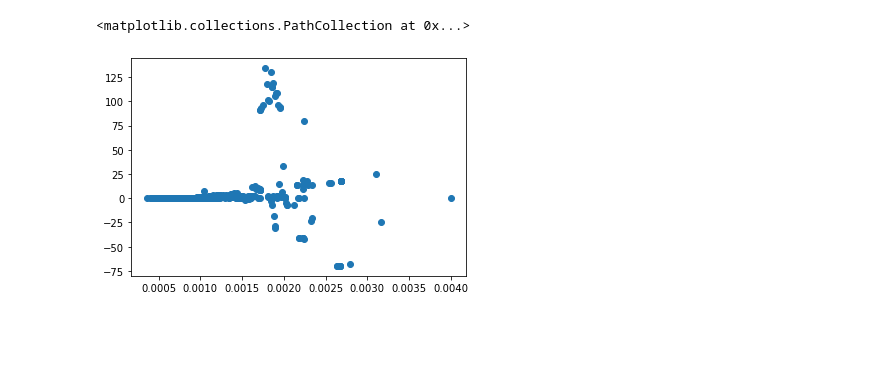
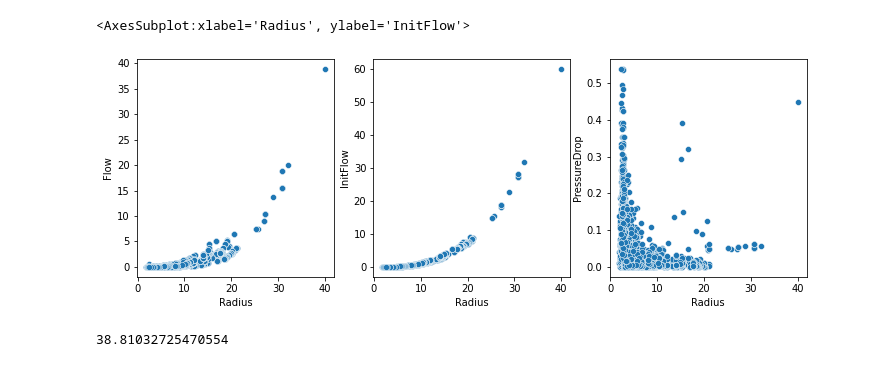
Before and after one commit to remihndz/Virtual-Angiogenesis, a Jupyter notebook: Post-Processing/Creating-Arterio-Venous-Trees/Creating arterio-venous trees.ipynb, the cells around one changed output. Drawn from its saved outputs; the diff is of its cells as text; code cells hidden in the pictures; blank space fills up the shorter version.

Commit message:
Working solver. Need to work on connecting the capillaries to form a single tree.

```diff
--- a/Post-Processing/Creating-Arterio-Venous-Trees/Creating arterio-venous trees.ipynb
+++ b/Post-Processing/Creating-Arterio-Venous-Trees/Creating arterio-venous trees.ipynb
@@ -6,7 +6,7 @@ import seaborn as sns
 import sys
 from scipy.linalg import solve
 # %%
-CCOFile = 'Tree.cco'
+CCOFile = 'stage_2.cco'
 # %%
 def Viscosity(d, hd=0.45):
     mu045 = 220*np.exp(-1.3*d) + 3.2 - 2.44*np.exp(-0.06*d*0.645)
@@ -38,9 +38,9 @@ def ReadCCO(CCOFile):
                 DistalNodes[int(row[0])] = nodeName
 
                 SegmentsData.append([int(row[0]),
-                                     np.array([float(x) for x in row[1:4]]),
-                                     np.array([float(x) for x in row[4:7]]),
-                                     float(row[12]),
+                                     np.array([float(x) for x in row[1:4]])*1e4,
+                                     np.array([float(x) for x in row[4:7]])*1e4,
+                                     float(row[12])*1e4,
                                      float(row[13]),
                                      nodeName,
                                      int(row[-1])]) # Id, xProx, xDist, radius, initial flow, distalNode, stage
@@ -94,6 +94,7 @@ def ReadCCO(CCOFile):
         df.at[SegmentId, 'SegName'] = SegmentName
         if df.at[SegmentId, 'Inlet']:
             D[proxNode, proxNode] = 1
+            print('The inlet is at node:',proxNode)
         elif df.at[SegmentId, 'Outlet']:
             D[distNode, distNode] = -1
 
@@ -135,15 +122,37 @@ qbar = np.ones((nnodes,)) # Flow rate at nodes
 qbar = np.matmul(D,qbar)
 qbar[qbar>0] *= qperf
 qbar[qbar<0] *= qcap
+
+pbar = np.ones((nnodes,))
+pbar = D.dot(pbar)
+pbar[pbar>0] = 25
+pbar[pbar<0] = 15
 # %%
 # Solve the system
 M = np.block([[
     R, -Connectivity],
-    [Connectivity.T, D*0]])
+    [Connectivity.T, D]])
 
-RHS = np.concatenate([np.zeros(narcs,), qbar])
+RHS = np.concatenate([np.zeros(narcs,), qbar+pbar])
 x = solve(M,RHS)
-plt.scatter(Radii, x[:narcs])
+f,p = np.abs(x[:narcs]), x[narcs:]
+dp  = np.abs(Connectivity.dot(p))
-# %% [output]
-<matplotlib.collections.PathCollection at 0x...>
-[figure, removed]
+# %%
+df['Flow'] = f
+df['PressureDrop'] = dp
+
+for i in range(f.shape[0]):
+    df.at[i,'Flow'] = f[i]
+    df.at[i,'PressureDrop'] = dp[i]
+
+fig, axes = plt.subplots(1,3, figsize=(12,4))
+sns.scatterplot(data=df, x='Radius', y='Flow', ax=axes[0])
+sns.scatterplot(data=df, x='Radius', y='PressureDrop', ax=axes[2])
+sns.scatterplot(data=df, x='Radius', y='InitFlow', ax=axes[1])
+# %% [output]
+<AxesSubplot:xlabel='Radius', ylabel='InitFlow'>
+[figure, added]
+# %%
+f[2]
+# %% [output]
+38.81032725470554
```
Also changed, not shown: parts of 1 cell of this notebook, 2 other files.
